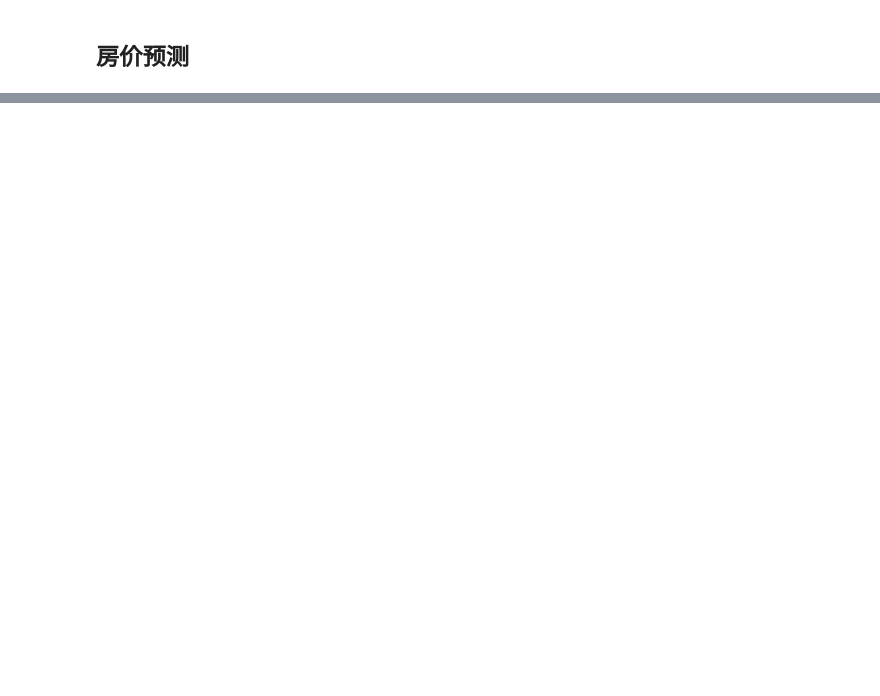
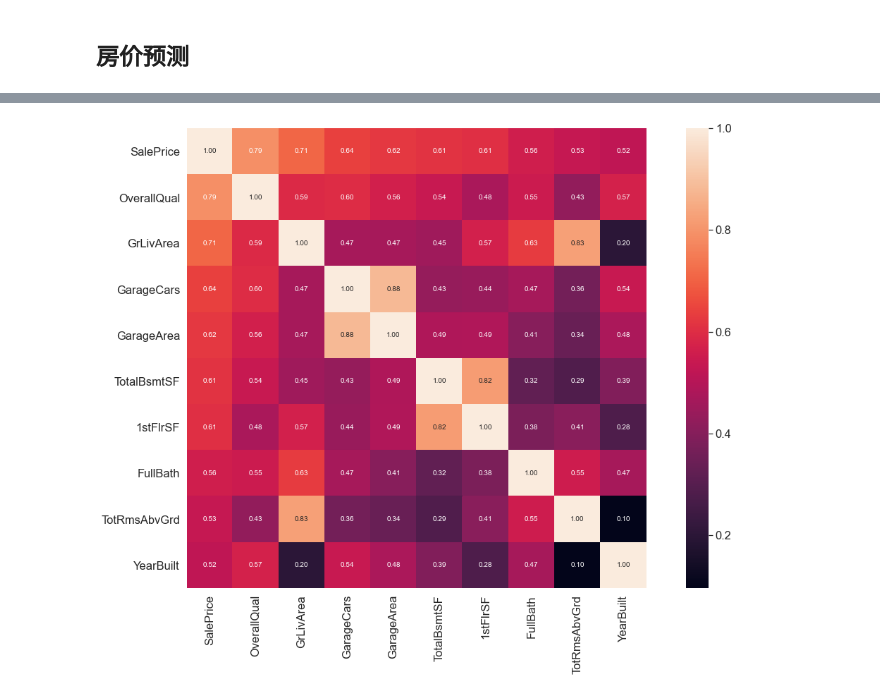
Before and after one commit to Hemingwaycn/Kaggle-Solution, a Jupyter notebook: house-prices/house_example1.ipynb, the cells around one changed output, grey strips where cells are left out. Cells and saved outputs as stored; diff of their text form; code cells hidden in the pictures; blank space fills up the shorter version.

Commit message:
add house-prices solution

```diff
--- a/house-prices/house_example1.ipynb
+++ b/house-prices/house_example1.ipynb
@@ -49,0 +173,10 @@ train_data.isnull().sum()[lambda x: x>0].sort_values(ascending=False)
+# %%
+k = 10
+cols = train_corr.nlargest(k, 'SalePrice')['SalePrice'].index
+cm = np.corrcoef(train_data[cols].values.T)
+sns.set(font_scale=1.5)
+hm = plt.subplots(figsize=(20, 12))
+hm = sns.heatmap(cm, cbar=True, annot=True, square=True, fmt='.2f', annot_kws={'size': 10}, yticklabels=cols.values, xticklabels=cols.values)
+plt.show()
+# %% [output]
+[figure, added]
```
Also changed, not shown: parts of 44 cells of this notebook, 4 other files.
